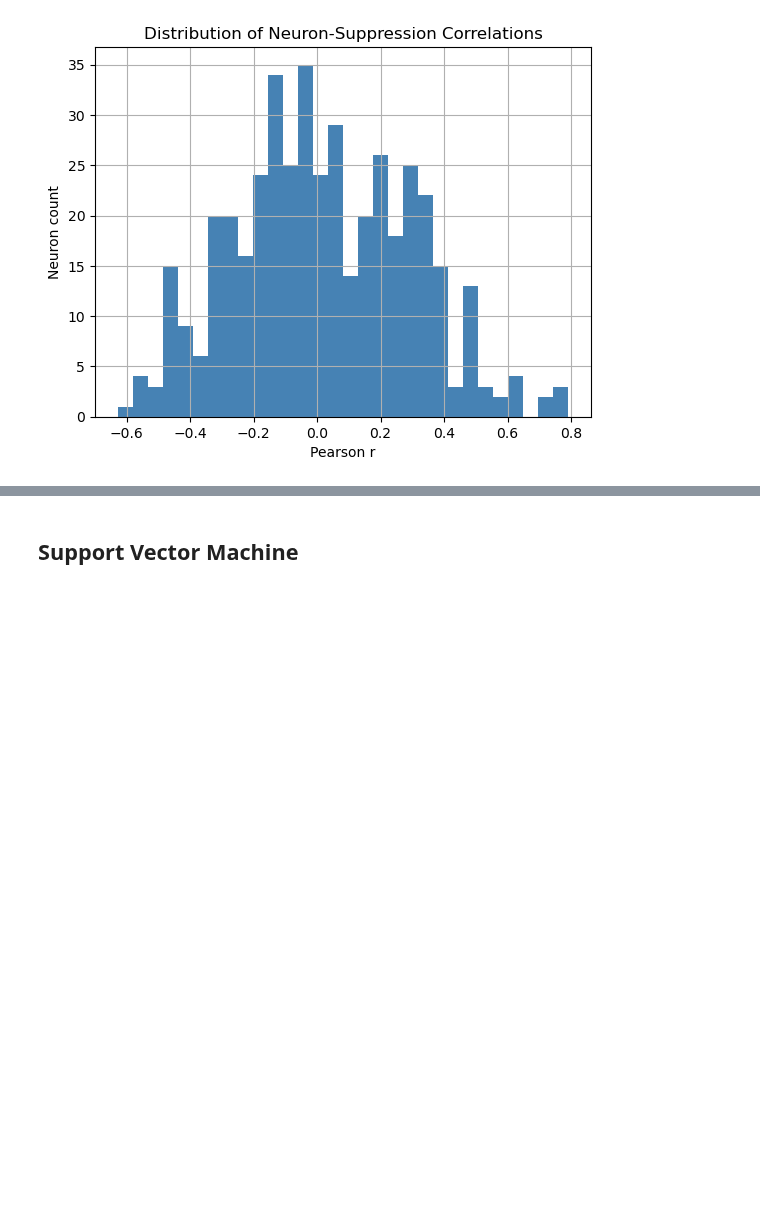
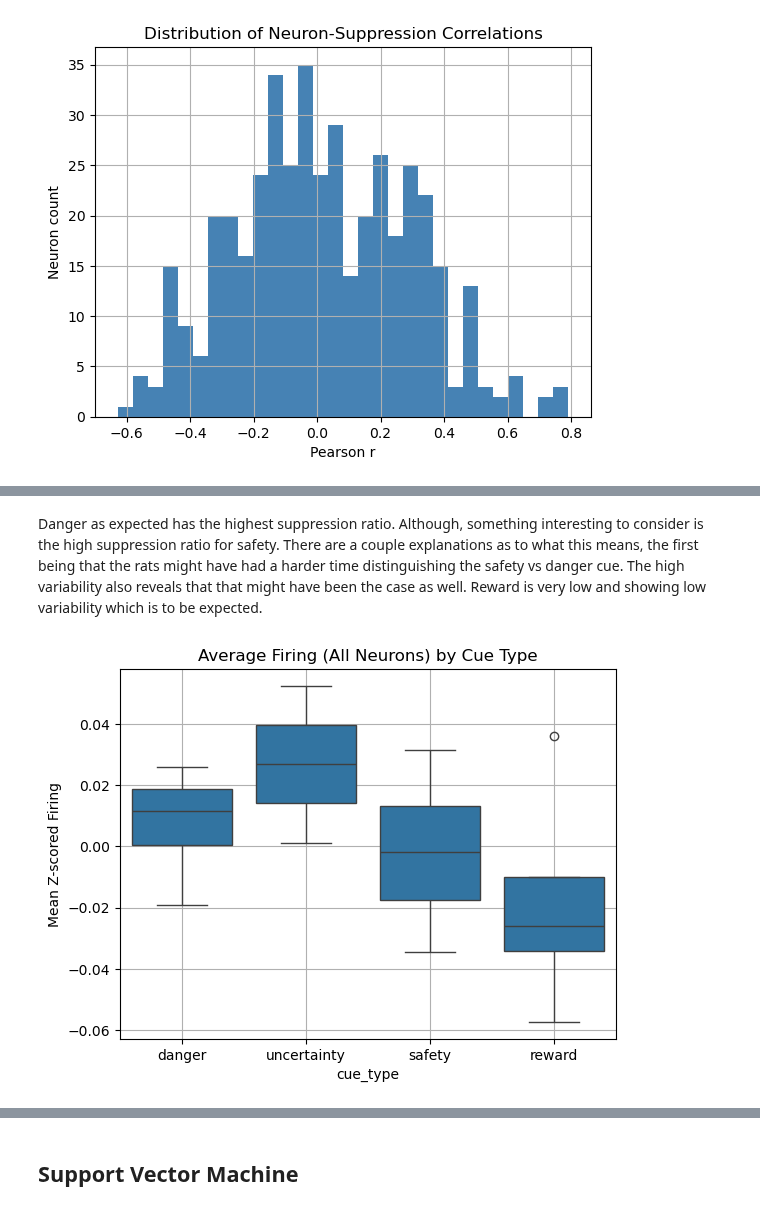
Before and after one commit to JHCelaya/FearDecoding, a Jupyter notebook: ProjectFinal.ipynb, the cells around one changed output, grey strips where cells are left out. Drawn from its saved outputs; the diff is of its cells as text; code cells hidden in the pictures; blank space fills up the shorter version.

```diff
--- a/ProjectFinal.ipynb
+++ b/ProjectFinal.ipynb
@@ -289,0 +327,15 @@ We will need to explore if each of the conditions are able to be decoded. Since
+# %% [markdown]
+Danger as expected has the highest suppression ratio. Although, something interesting to consider is the high suppression ratio for safety. There are a couple explanations as to what this means, the first being that the rats might have had a harder time distinguishing the safety vs danger cue. The high variability also reveals that that might have been the case as well. Reward is very low and showing low variability which is to be expected.
+# %%
+
+# Compute mean neural activity per trial
+df['firing_mean'] = df[[col for col in df.columns if col.startswith('neuron_')]].mean(axis=1)
+
+# Plot firing mean by cue
+sns.boxplot(x='cue_type', y='firing_mean', data=df)
+plt.title("Average Firing (All Neurons) by Cue Type")
+plt.ylabel("Mean Z-scored Firing")
+plt.grid(True)
+plt.show()
+# %% [output]
+[figure, added]
```
Also changed, not shown: parts of 18 cells of this notebook, 1 other file.
